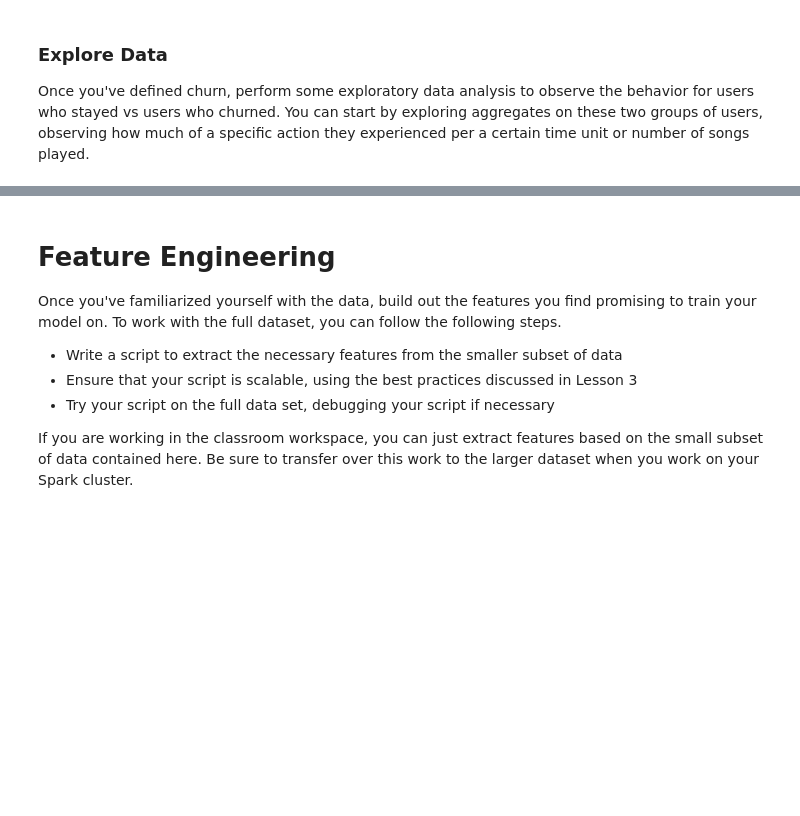
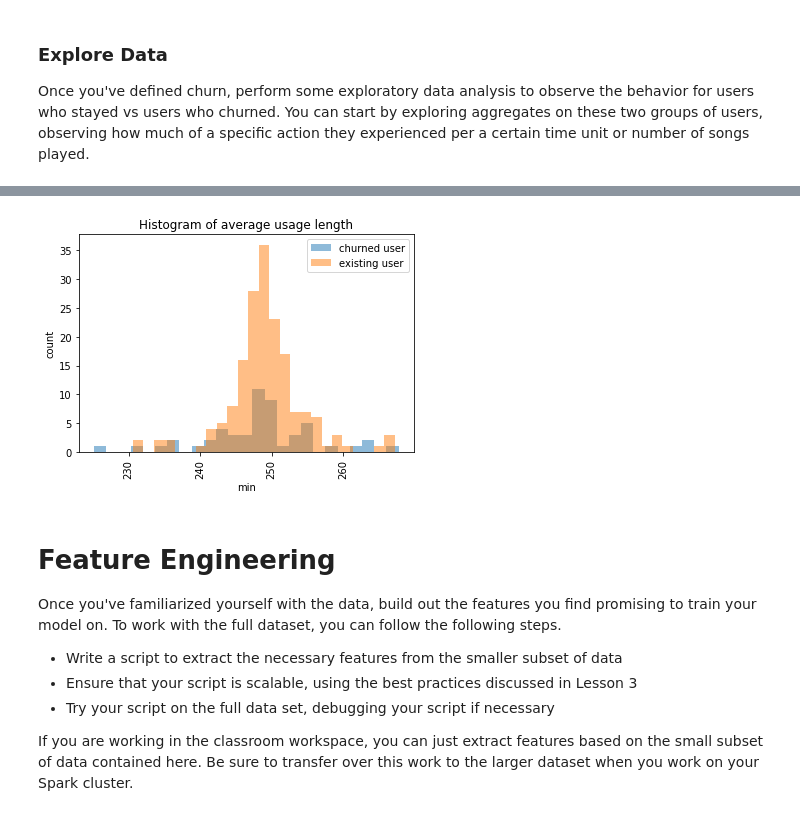
Before and after one commit to petitepepper/Sparkifty_User-Churn-Alert, a Jupyter notebook: Sparkify.ipynb, the cells around one changed output, grey strips where cells are left out. Cells and saved outputs as stored; diff of their text form; code cells hidden in the pictures; blank space fills up the shorter version.

```diff
--- a/Sparkify.ipynb
+++ b/Sparkify.ipynb
@@ -186,0 +191,3 @@ plt.show
+# %%
+len_existing = df.select('userId','length').where(col("Churn")==0).groupby('userId').agg(mean("length")).toPandas()
+len_churned  = df.select('userId','length').where(col("Churn")==1).groupby('userId').agg(mean("length")).toPandas()
@@ -187,3 +202,14 @@ plt.show
+# %%
+plt.hist(len_churned['avg(length)'],bins=25,label="churned user",alpha=0.5)
+plt.hist(len_existing['avg(length)'],bins=25,label="existing user",alpha=0.5)
+plt.xticks(rotation=90)
+plt.xlabel("min")
+plt.ylabel("count")
+plt.title("Histogram of average usage length")
+plt.legend()
+plt.show()
+# %% [output]
+[figure, added]
 # %% [markdown]
 # Feature Engineering
 Once you've familiarized yourself with the data, build out the features you find promising to train your model on. To work with the full dataset, you can follow the following steps.
```
Also changed, not shown: parts of 15 cells of this notebook, 1 other file.
